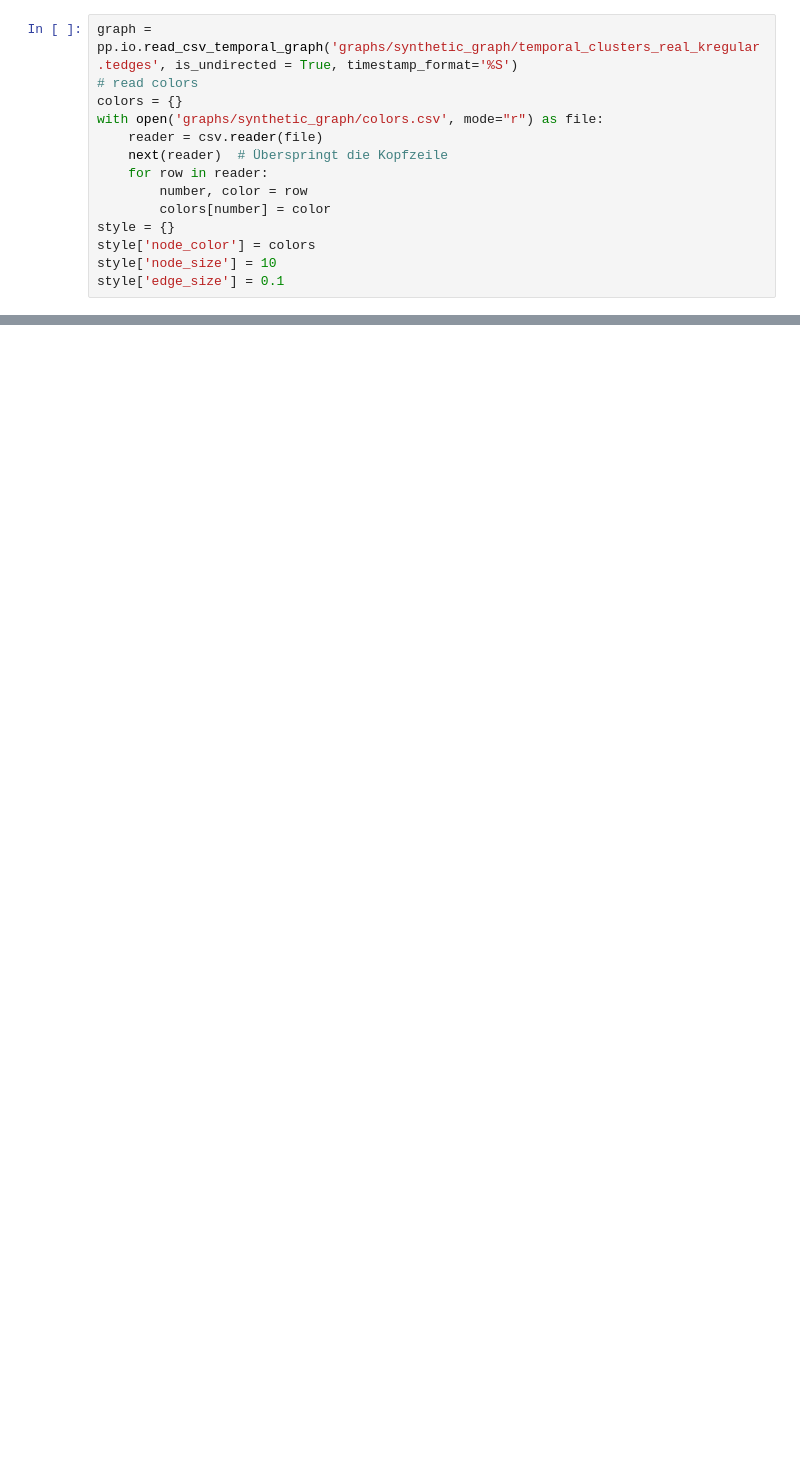
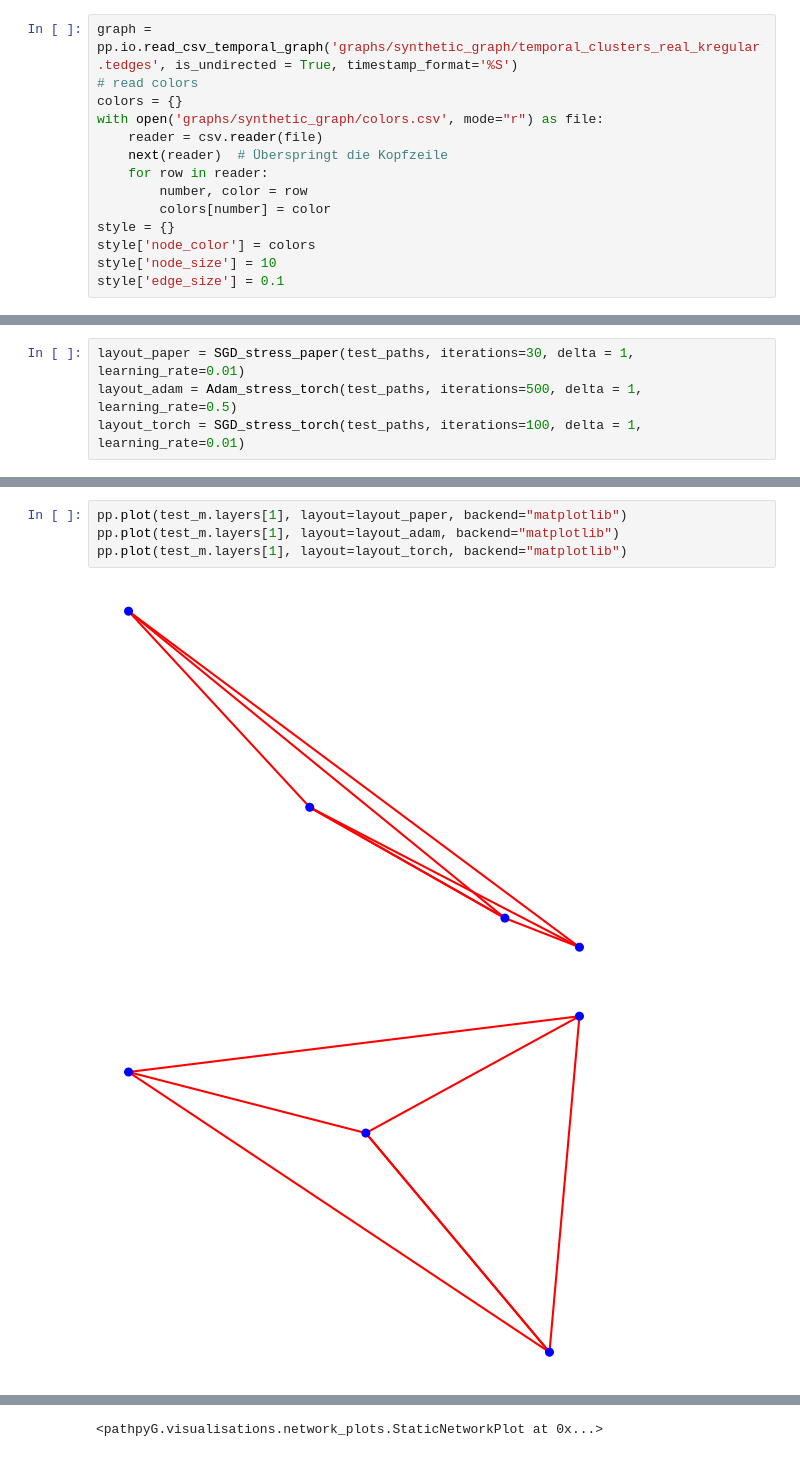
Before and after one commit to jusch2109/pathpyG, a Jupyter notebook: src/pathpyG/visualisations/Project_JS/SGD_Stress.ipynb, the cells around one changed output, grey strips where cells are left out. Saved outputs shown, nothing was run; the diff lists cells and outputs as text; blank space fills up the shorter version.

```diff
--- a/src/pathpyG/visualisations/Project_JS/SGD_Stress.ipynb
+++ b/src/pathpyG/visualisations/Project_JS/SGD_Stress.ipynb
@@ -240,0 +345,4 @@ pp.plot(graph.to_static_graph(), layout=layout_paper, backend='matplotlib', **st
+# %%
+layout_paper = SGD_stress_paper(test_paths, iterations=30, delta = 1, learning_rate=0.01)
+layout_adam = Adam_stress_torch(test_paths, iterations=500, delta = 1, learning_rate=0.5)
+layout_torch = SGD_stress_torch(test_paths, iterations=100, delta = 1, learning_rate=0.01)
@@ -240,0 +367,7 @@ pp.plot(graph.to_static_graph(), layout=layout_paper, backend='matplotlib', **st
+# %%
+pp.plot(test_m.layers[1], layout=layout_paper, backend="matplotlib")
+pp.plot(test_m.layers[1], layout=layout_adam, backend="matplotlib")
+pp.plot(test_m.layers[1], layout=layout_torch, backend="matplotlib")
+# %% [output]
+[figure, added]
+[figure, added]
@@ -240,0 +375 @@ pp.plot(graph.to_static_graph(), layout=layout_paper, backend='matplotlib', **st
+<pathpyG.visualisations.network_plots.StaticNetworkPlot at 0x...>
```
Also changed, not shown: parts of 22 cells of this notebook.
